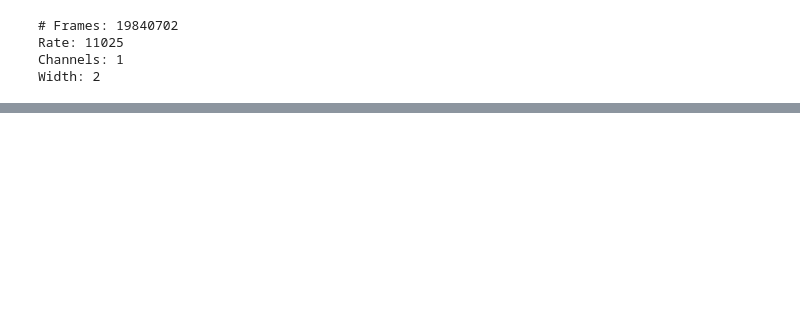
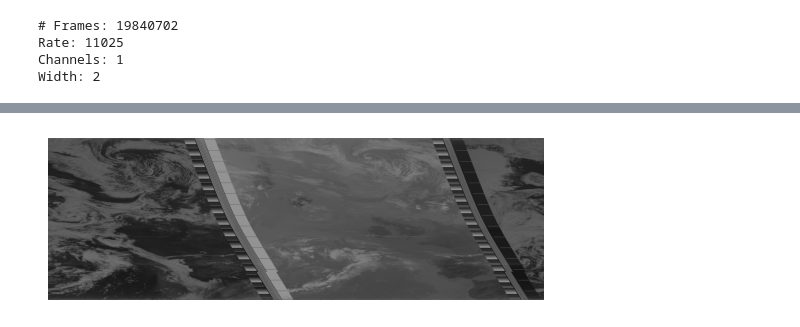
Before and after one commit to josef-alt/noaa-testing, a Jupyter notebook: noaa-testing.ipynb, the cells around one changed output, grey strips where cells are left out. Cells and saved outputs as stored; diff of their text form; code cells hidden in the pictures; blank space fills up the shorter version.

```diff
--- a/noaa-testing.ipynb
+++ b/noaa-testing.ipynb
@@ -36,0 +97,24 @@ Width: 2
+# %%
+from PIL import Image
+
+COLS = int(0.5 * rate)
+ROWS = data_am.shape[0] // COLS
+SCALE = 2 ** 15
+image = Image.new('L', (COLS, ROWS))
+
+col, row = 0, 0
+for p in range(data_am.shape[0]):
+    color = int((data_am[p] / SCALE) * 255)
+    image.putpixel((col, row), color)
+
+    col += 1
+    if col >= COLS:
+        col = 0
+        row += 1
+        if row >= ROWS:
+            break
+plt.imshow(image, cmap="gray")
+plt.axis('off')
+plt.show()
+# %% [output]
+[figure, added]
```
Also changed, not shown: parts of 9 cells of this notebook.
